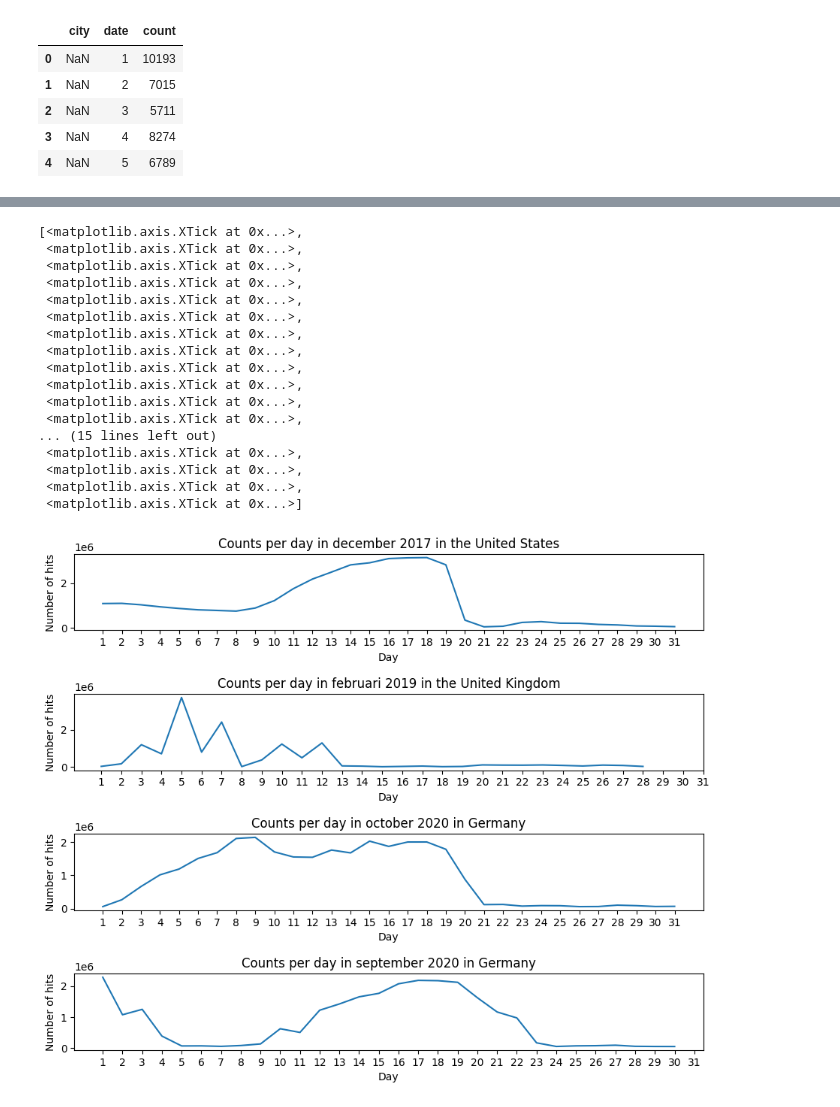
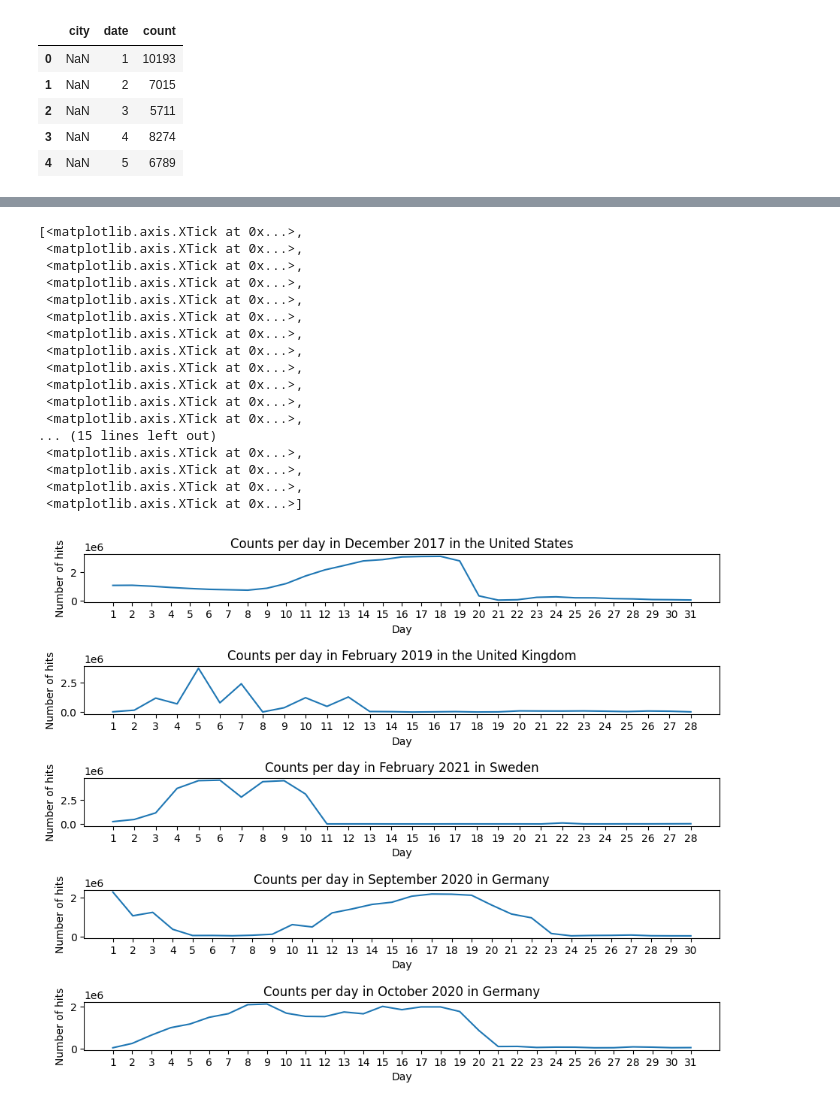
Before and after one commit to JordyForNow/BigDataProject, a Jupyter notebook: country_activity_visualization.ipynb, the cells around one changed output, grey strips where cells are left out. Drawn from its saved outputs; the diff is of its cells as text; code cells hidden in the pictures.

```diff
--- a/country_activity_visualization.ipynb
+++ b/country_activity_visualization.ipynb
@@ -68,6 +68,7 @@ for year in range(2014,2023):
 
                 if len(xData) % 12 == 0:
                     name ="%s - %s" % (year, months[month-1])
+                    name = str(year)
                 else:
                     name ="%s" % (months[month-1])
                     name =''
@@ -162,3 +177,8 @@ date
 27      83151
 28      31897
 Name: count, dtype: int64
+# %%
+swe_counts = pd.read_csv('Data/Counts_per_day/sweden_counts.csv')
+swe_counts = swe_counts.drop('id', axis=1)
+swe_counts = swe_counts.groupby('date')['count'].sum()
+swe_counts.head()
@@ -165,52 +193,58 @@ Name: count, dtype: int64
 # %%
-fig, ax = plt.subplots(4, 1)
+fig, ax = plt.subplots(5, 1)
 x31 = [i for i in range(1,32)]
 x30 = [i for i in range(1,31)]
-x28 = [i for i in range(1,28)]
+x28 = [i for i in range(1,29)]
 
 fig.set_figwidth(10)
 fig.set_figheight(8)
 fig.tight_layout(pad=4)
 
 ax[0].plot(date_counts_us)
-ax[0].set_title("Counts per day in december 2017 in the United States")
+ax[0].set_title("Counts per day in December 2017 in the United States")
 ax[0].set_xlabel("Day")
 ax[0].set_ylabel("Number of hits")
-ax[0].set_xticks(x)
+ax[0].set_xticks(x31)
 
 ax[1].plot(date_counts_uk)
-ax[1].set_title("Counts per day in februari 2019 in the United Kingdom")
+ax[1].set_title("Counts per day in February 2019 in the United Kingdom")
 ax[1].set_xlabel("Day")
 ax[1].set_ylabel("Number of hits")
-ax[1].set_xticks(x)
+ax[1].set_xticks(x28)
 
-ax[2].plot(date_counts_de)
-ax[2].set_title("Counts per day in october 2020 in Germany")
+ax[2].plot(swe_counts)
+ax[2].set_title("Counts per day in February 2021 in Sweden")
 ax[2].set_xlabel("Day")
 ax[2].set_ylabel("Number of hits")
-ax[2].set_xticks(x)
+ax[2].set_xticks(x28)
 
 ax[3].plot(date_counts_de_sep)
-ax[3].set_title("Counts per day in september 2020 in Germany")
+ax[3].set_title("Counts per day in September 2020 in Germany")
 ax[3].set_xlabel("Day")
 ax[3].set_ylabel("Number of hits")
-ax[3].set_xticks(x)
+ax[3].set_xticks(x30)
+
+ax[4].plot(date_counts_de)
+ax[4].set_title("Counts per day in October 2020 in Germany")
+ax[4].set_xlabel("Day")
+ax[4].set_ylabel("Number of hits")
+ax[4].set_xticks(x31)
 # %% [output]
 [<matplotlib.axis.XTick at 0x...>,
  <matplotlib.axis.XTick at 0x...>,
  <matplotlib.axis.XTick at 0x...>,
  <matplotlib.axis.XTick at 0x...>,
  <matplotlib.axis.XTick at 0x...>,
  <matplotlib.axis.XTick at 0x...>,
  <matplotlib.axis.XTick at 0x...>,
  <matplotlib.axis.XTick at 0x...>,
  <matplotlib.axis.XTick at 0x...>,
  <matplotlib.axis.XTick at 0x...>,
  <matplotlib.axis.XTick at 0x...>,
  <matplotlib.axis.XTick at 0x...>,
 ... (15 lines left out)
  <matplotlib.axis.XTick at 0x...>,
  <matplotlib.axis.XTick at 0x...>,
  <matplotlib.axis.XTick at 0x...>,
  <matplotlib.axis.XTick at 0x...>]
-[figure, old version]
+[figure, new version]
```
Also changed, not shown: parts of 5 cells of this notebook, 7 other files.
